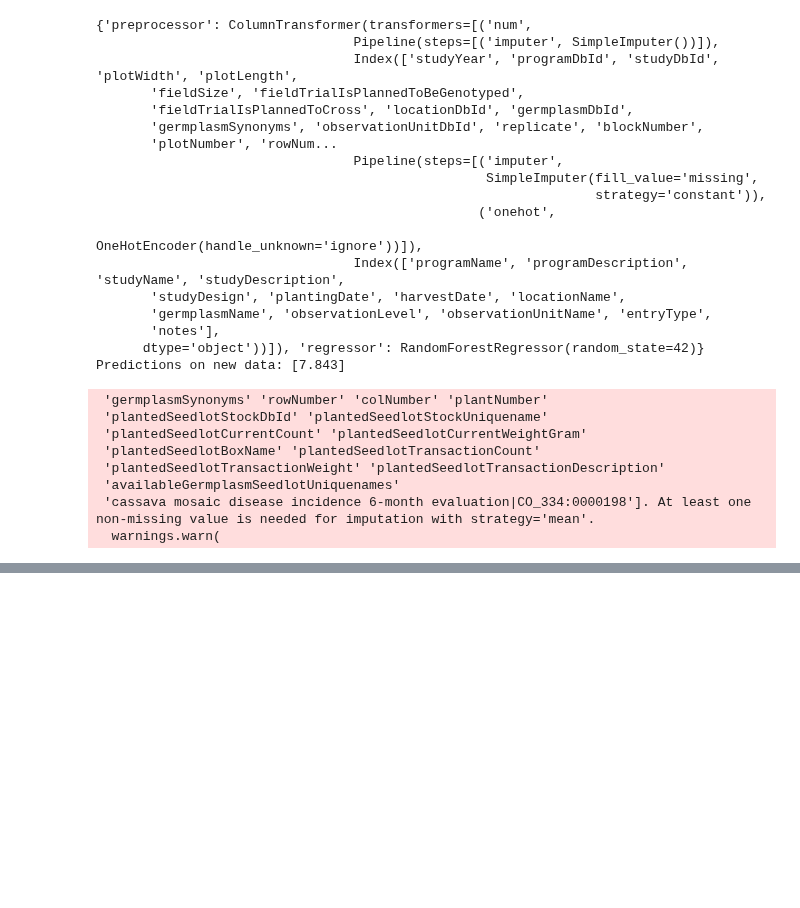
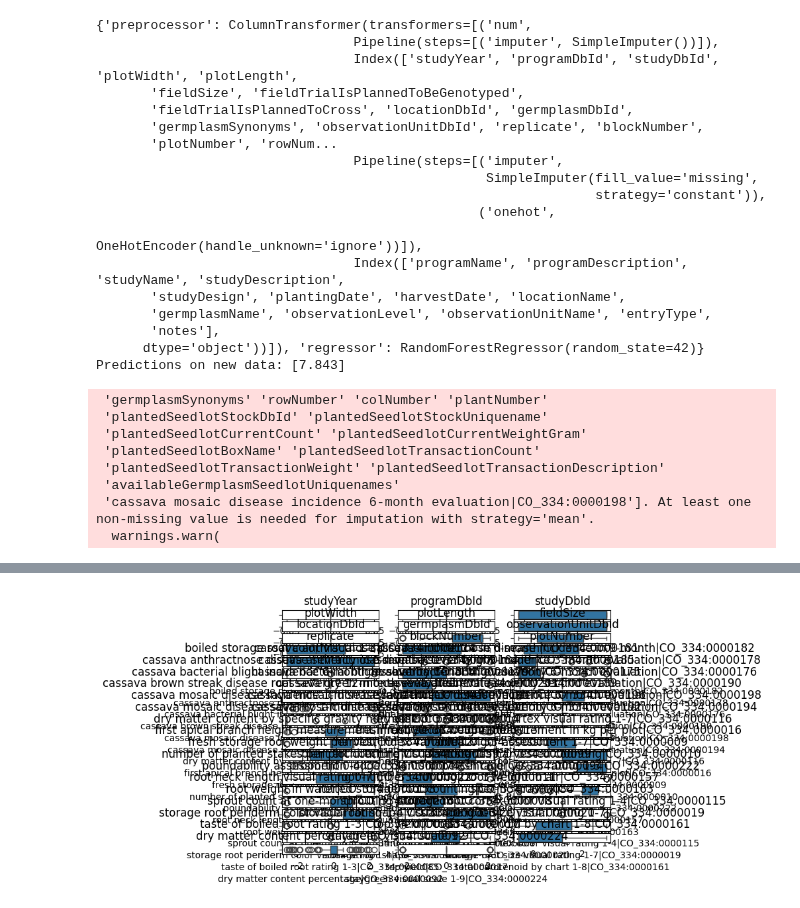
Before and after one commit to Tosin5S/yield, a Jupyter notebook: cyps_2.ipynb, the cells around one changed output, grey strips where cells are left out. Cells and saved outputs as stored; diff of their text form; code cells hidden in the pictures; blank space fills up the shorter version.

```diff
--- a/cyps_2.ipynb
+++ b/cyps_2.ipynb
@@ -1209,0 +1593,96 @@ Predictions on new data: [7.843]
+# %%
+import math
+import pandas as pd
+import numpy as np
+import matplotlib.pyplot as plt
+import seaborn as sns
+from sklearn.preprocessing import StandardScaler
+
+# 1. Load the dataset
+file_path = "/content/drive/MyDrive/01_December/DDIS/Data/Uniform_Yield_Trial/uncleaned/Data/uncleaned_merged_phenotype_download.csv"
+df = pd.read_csv(file_path)
+
+# 2. Initial Data Exploration
+print("Data Head:")
+print(df.head())
+print("\nData Info:")
+print(df.info())
+print("\nStatistical Summary:")
+print(df.describe())
+
+# 3. Remove Duplicate Rows
+initial_shape = df.shape
+df.drop_duplicates(inplace=True)
+print(f"\nRemoved {initial_shape[0] - df.shape[0]} duplicate rows.")
+
+# 4. Drop columns with excessive missing values (e.g., more than 50% missing)
+missing_threshold = 0.5
+cols_to_keep = df.columns[df.isnull().mean() < missing_threshold]
+df = df[cols_to_keep]
+print("\nColumns retained after dropping those with >50% missing values:")
+print(df.columns.tolist())
+
+# 5. Handle Missing Values for remaining columns:
+# For numeric columns, fill missing with the median; for non-numeric columns, fill with the mode.
+for col in df.columns:
+    if df[col].dtype in ['int64', 'float64']:
+        # Only fill if there are missing values
+        if df[col].isnull().sum() > 0:
+            df[col] = df[col].fillna(df[col].median())
+    else:
+        if df[col].isnull().sum() > 0:
+            df[col] = df[col].fillna(df[col].mode()[0])
+
+# 6. Outlier Detection and Removal (using IQR method)
+def remove_outliers(df, col):
+    Q1 = df[col].quantile(0.25)
+    Q3 = df[col].quantile(0.75)
+    IQR = Q3 - Q1
+    lower_bound = Q1 - 1.5 * IQR
+    upper_bound = Q3 + 1.5 * IQR
+    # Only filter on rows where the column is not null
+    return df[(df[col] >= lower_bound) & (df[col] <= upper_bound)]
+
+# Identify numeric columns for outlier removal (after dropping columns with many missing values)
+numeric_cols = df.select_dtypes(include=[np.number]).columns.tolist()
+
+# Optionally, you can skip outlier removal for columns with very few unique values or known issues
+# For each numeric column, remove outliers
+for col in numeric_cols:
+    original_count = df.shape[0]
+    # Only apply if there is a reasonable number of unique values (to avoid categorical-like behavior)
+    if df[col].nunique() > 10:
+        df = remove_outliers(df, col)
+        new_count = df.shape[0]
+        print(f"{col}: Removed {original_count - new_count} outliers.")
+
+# Check if the DataFrame is empty after outlier removal
+if df.empty:
+    raise ValueError("DataFrame is empty after outlier removal. Consider revising your outlier detection criteria.")
+
+# 7. Encode Categorical Variables
+categorical_cols = df.select_dtypes(include=['object']).columns.tolist()
+print("\nCategorical columns:", categorical_cols)
+if categorical_cols:
+    df = pd.get_dummies(df, columns=categorical_cols, drop_first=True)
+
+# 8. Feature Scaling for Numeric Variables
+scaler = StandardScaler()
+df[numeric_cols] = scaler.fit_transform(df[numeric_cols])
+
+# 9. Visualize Data Distributions (Optional)
+n = len(numeric_cols)  # e.g., 10
+ncols = 3
+nrows = math.ceil(n / ncols)
+for i, col in enumerate(numeric_cols, 1):
+    plt.subplot(nrows, ncols, i)
+    sns.boxplot(x=df[col])
+    plt.title(col)
+plt.tight_layout()
+plt.show()
+
+# 10. Save the Cleaned Dataset
+output_file = "/content/drive/MyDrive/01_December/DDIS/Data/Uniform_Yield_Trial/uncleaned/Data/dp_cleaned_merged_phenotype_download.csv"
+df.to_csv(output_file, index=False)
+print(f"\nCleaned data saved to {output_file}")
+# %% [output]
@@ -1209,0 +1729 @@ Predictions on new data: [7.843]
+[figure, added]
```
Also changed, not shown: parts of 14 cells of this notebook.
